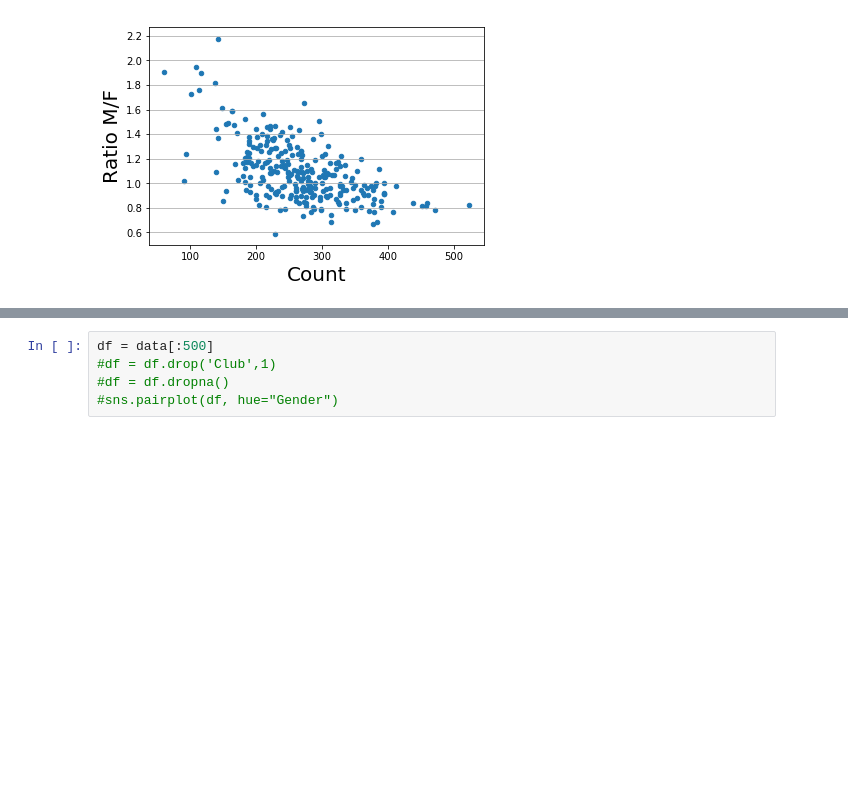
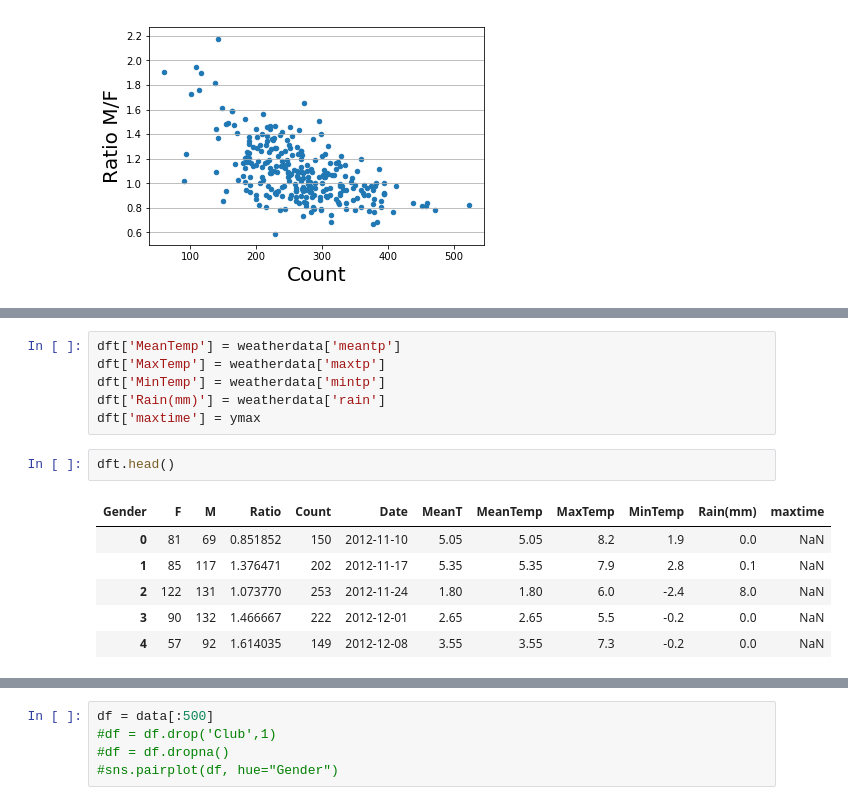
Before and after one commit to caffreit/testpark, a Jupyter notebook: Exploratory Data Analysis of Malahide Park Run.ipynb, the cells around one changed output, grey strips where cells are left out. Drawn from its saved outputs; the diff is of its cells as text; blank space fills up the shorter version.

```diff
--- a/Exploratory Data Analysis of Malahide Park Run.ipynb
+++ b/Exploratory Data Analysis of Malahide Park Run.ipynb
@@ -389,0 +423,15 @@ ax.grid('on', which='major', axis='y')
+# %%
+dft['MeanTemp'] = weatherdata['meantp']
+dft['MaxTemp'] = weatherdata['maxtp']
+dft['MinTemp'] = weatherdata['mintp']
+dft['Rain(mm)'] = weatherdata['rain']
+dft['maxtime'] = ymax
+# %%
+dft.head()
+# %% [output]
+| Gender | F | M | Ratio | Count | Date | MeanT | MeanTemp | MaxTemp | MinTemp | Rain(mm) | maxtime |
+| 0 | 81 | 69 | 0.851852 | 150 | 2012-11-10 | 5.05 | 5.05 | 8.2 | 1.9 | 0.0 | NaN |
+| 1 | 85 | 117 | 1.376471 | 202 | 2012-11-17 | 5.35 | 5.35 | 7.9 | 2.8 | 0.1 | NaN |
+| 2 | 122 | 131 | 1.073770 | 253 | 2012-11-24 | 1.80 | 1.80 | 6.0 | -2.4 | 8.0 | NaN |
+| 3 | 90 | 132 | 1.466667 | 222 | 2012-12-01 | 2.65 | 2.65 | 5.5 | -0.2 | 0.0 | NaN |
+| 4 | 57 | 92 | 1.614035 | 149 | 2012-12-08 | 3.55 | 3.55 | 7.3 | -0.2 | 0.0 | NaN |
```
Also changed, not shown: parts of 10 cells of this notebook.
